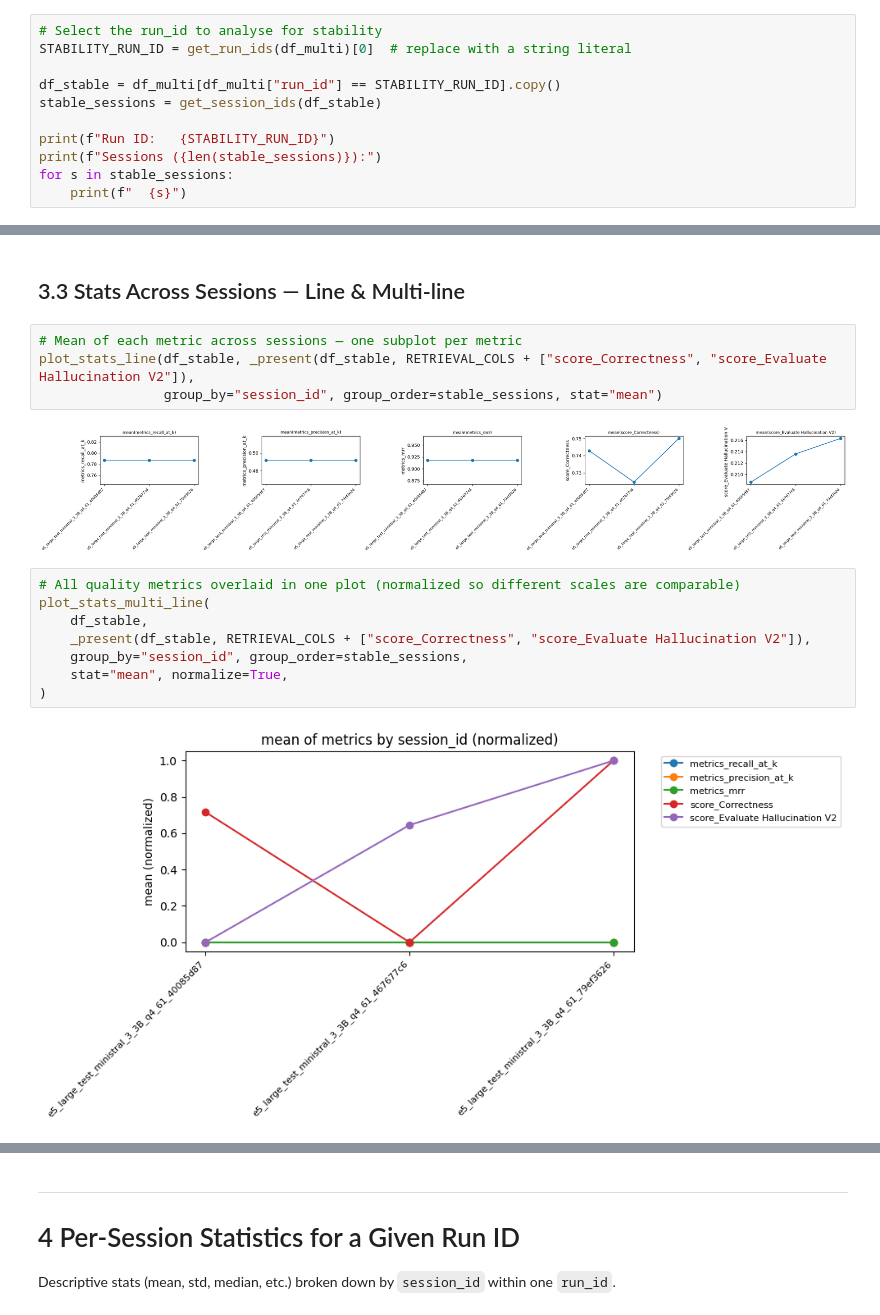
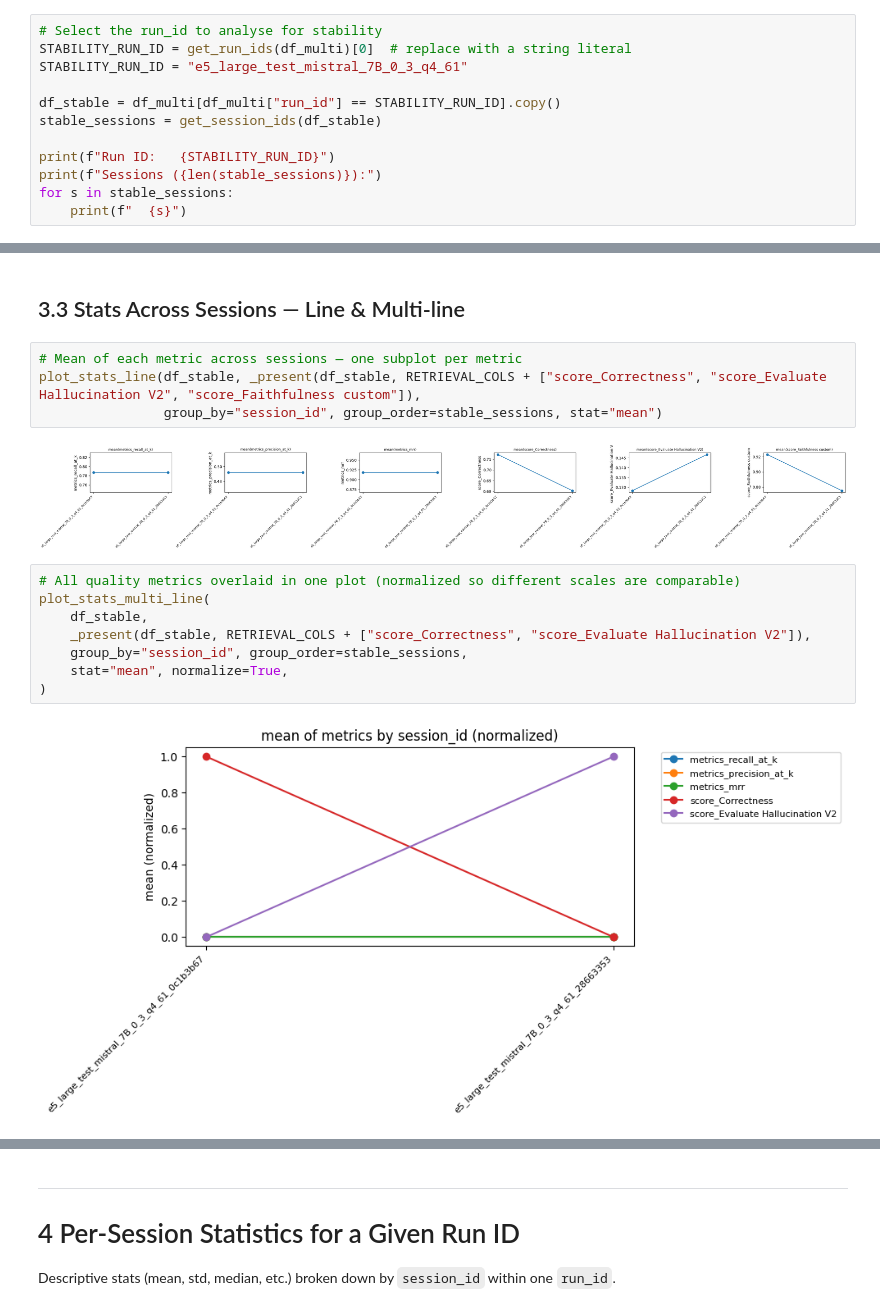
Before and after one commit to n-ploch/on-device-rag-performance, a Jupyter notebook: notebooks/01_explore_metrics.ipynb, the cells around one changed output, grey strips where cells are left out. Saved outputs shown, nothing was run; the diff lists cells and outputs as text.

Commit message:
add line plots to report

```diff
--- a/notebooks/01_explore_metrics.ipynb
+++ b/notebooks/01_explore_metrics.ipynb
@@ -347,6 +383,7 @@ The `session_id` is the x-axis; one subplot per metric.
 # %%
 # Select the run_id to analyse for stability
 STABILITY_RUN_ID = get_run_ids(df_multi)[0]  # replace with a string literal
+STABILITY_RUN_ID = "e5_large_test_mistral_7B_0_3_q4_61"
 
 df_stable = df_multi[df_multi["run_id"] == STABILITY_RUN_ID].copy()
 stable_sessions = get_session_ids(df_stable)
@@ -394,10 +435,10 @@ plot_generation_quality_as_hist(df_stable, group_by="session_id", group_order=st
 ## 3.3  Stats Across Sessions — Line & Multi-line
 # %%
 # Mean of each metric across sessions — one subplot per metric
-plot_stats_line(df_stable, _present(df_stable, RETRIEVAL_COLS + ["score_Correctness", "score_Evaluate Hallucination V2"]),
+plot_stats_line(df_stable, _present(df_stable, RETRIEVAL_COLS + ["score_Correctness", "score_Evaluate Hallucination V2", "score_Faithfulness custom"]),
                 group_by="session_id", group_order=stable_sessions, stat="mean")
 # %% [output]
-[figure, old version]
+[figure, new version]
 # %%
 # All quality metrics overlaid in one plot (normalized so different scales are comparable)
 plot_stats_multi_line(
@@ -407,7 +448,7 @@ plot_stats_multi_line(
     stat="mean", normalize=True,
 )
 # %% [output]
-[figure, old version]
+[figure, new version]
 # %%
 # Latency stability across sessions
 plot_stats_line(df_stable, _present(df_stable, LATENCY_COLS),
```
Also changed, not shown: parts of 25 cells of this notebook.
